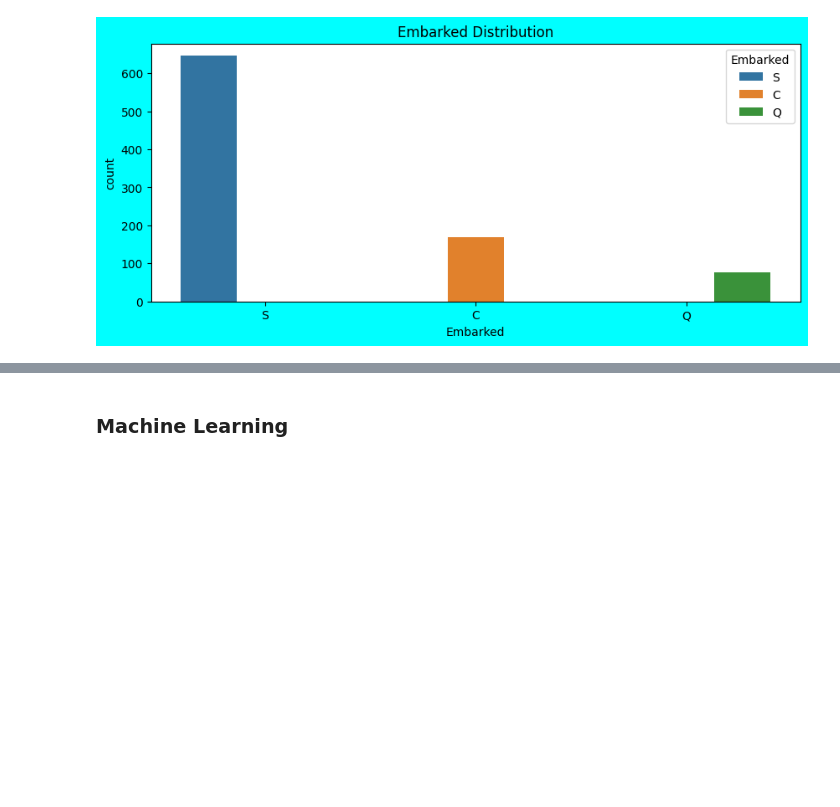
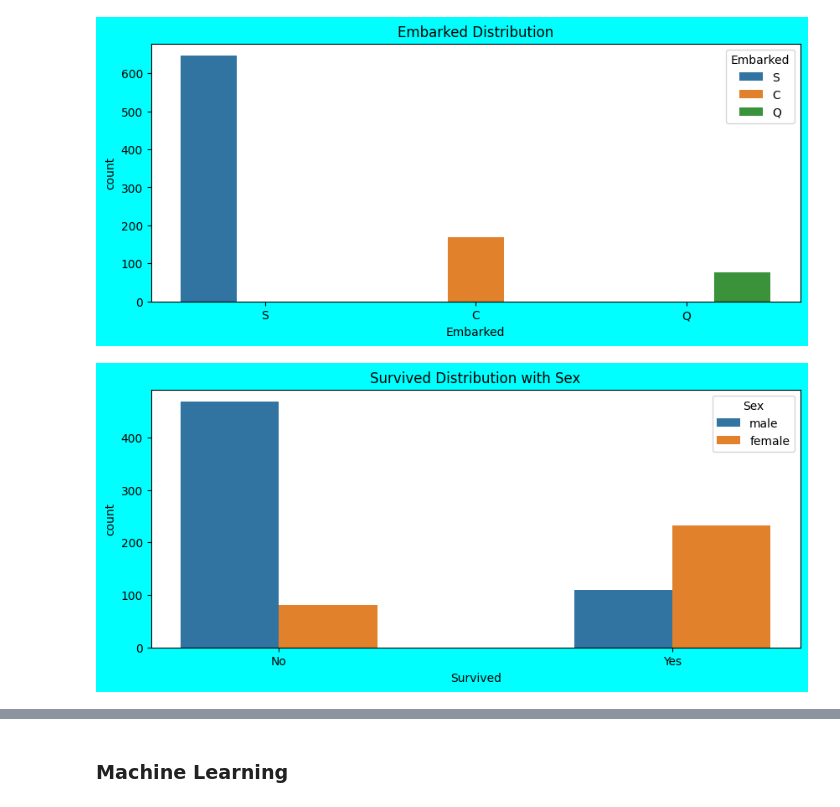
Before and after one commit to hmarathe420/Titanic_Classification, a Jupyter notebook: Titanic_Classification.ipynb, the cells around one changed output, grey strips where cells are left out. Drawn from its saved outputs; the diff is of its cells as text; code cells hidden in the pictures; blank space fills up the shorter version.

```diff
--- a/Titanic_Classification.ipynb
+++ b/Titanic_Classification.ipynb
@@ -234,3 +243,13 @@ plt.plot()
 plt.show()
 # %% [output]
 [figure]
+# %%
+# ploting the survived distribution with sex
+plt.figure(figsize =(10,4), facecolor = 'aqua')
+sns.countplot(x = df['Survived'], width = 0.5, hue = df['Sex'])
+plt.xticks([0,1],['No','Yes'])
+plt.title("Survived Distribution with Sex")
+plt.plot()
+plt.show()
+# %% [output]
+[figure, added]
```
Also changed, not shown: parts of 27 cells of this notebook.
